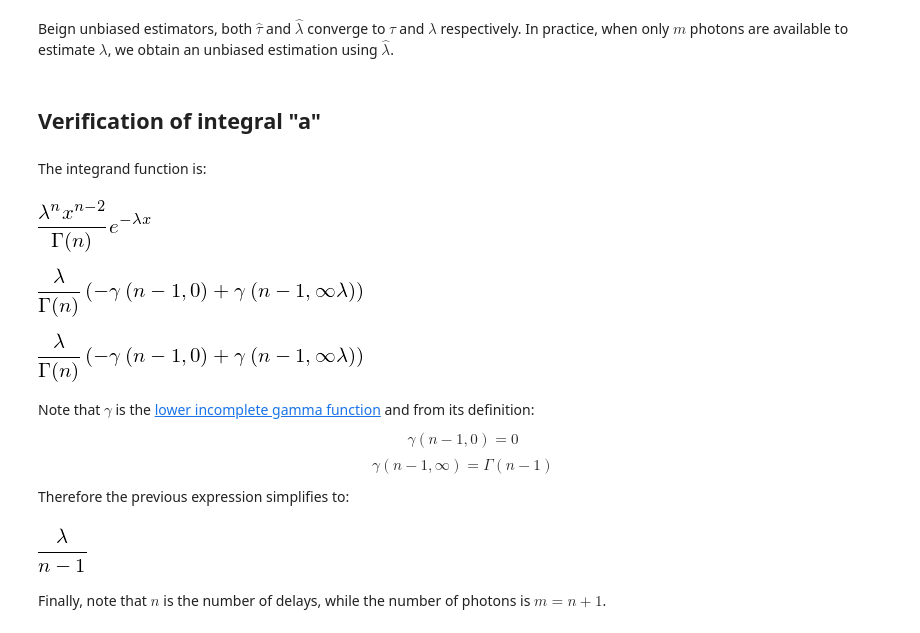
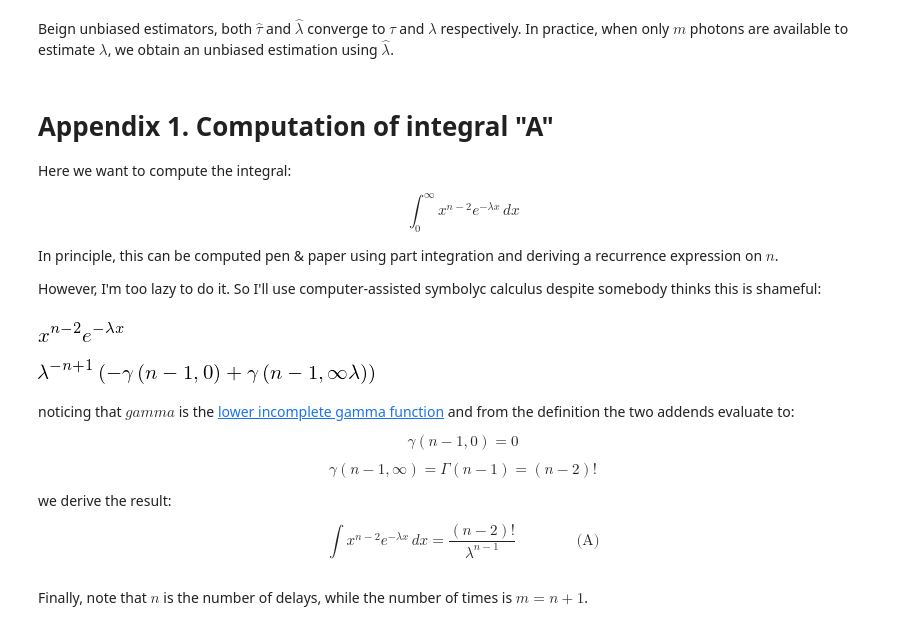
Before and after one commit to tritemio/notebooks, a Jupyter notebook: Estimation of rates of random events.ipynb, the cells around one changed output. Saved outputs shown, nothing was run; the diff lists cells and outputs as text; code cells hidden in the pictures.

```diff
--- a/Estimation of rates of random events.ipynb
+++ b/Estimation of rates of random events.ipynb
@@ -173,8 +241,18 @@ plt.axhline(1, color='k');
 [figure]
 # %% [markdown]
 Beign unbiased estimators, both $\hat{\tau}$ and $\hat{\lambda}$ converge to $\tau$ and $\lambda$ respectively. In practice, when only $m$ photons are available to estimate $\lambda$, we obtain an unbiased estimation using $\hat{\lambda}$.
-# %% [markdown]
-## Verification of integral "a"
+# %% [markdown]
+# Appendix 1. Computation of integral "A"
+
+Here we want to compute the integral:
+
+$$ \int_0^{\infty} x^{n-2} e^{-\lambda x}\, dx $$
+
+In principle, this can be computed pen & paper using part integration and
+deriving a recurrence expression on $n$.
+
+However, I'm too lazy to do it. So I'll use computer-assisted
+symbolyc calculus despite somebody thinks this is shameful:
 # %%
 from sympy import integrate, Symbol, factorial, exp, gamma
 import sympy
@@ -184,32 +262,26 @@ import numpy as np
 n = Symbol('n')
 x = Symbol('x')
 lam = Symbol('\lambda')
-# %% [markdown]
-The integrand function is:
 # %%
-f = (lam**n * x**(n-2) * exp(-lam*x))/gamma(n)
+f = x**(n-2) * exp(-lam*x)
 f
 # %% [output]
-[figure, old version]
+[figure, new version]
 # %%
 r = integrate(f, (x, 0, np.inf))
 sympy.simplify(r)
 # %% [output]
-[figure, old version]
+[figure, new version]
-# %%
-sympy.simplify(r)
-# %% [output]
-[figure, removed]
 # %% [markdown]
-Note that $\gamma$ is the [lower incomplete gamma function](https://en.wikipedia.org/wiki/Incomplete_gamma_function) and from its definition:
+noticing that $gamma$ is the [lower incomplete gamma function](https://en.wikipedia.org/wiki/Incomplete_gamma_function) and
+from the definition the two addends evaluate to:
 
 $$\gamma(n-1, 0) = 0$$
-$$\gamma(n-1, \infty) = \Gamma(n-1)$$
 
-Therefore the previous expression simplifies to:
+$$\gamma(n-1, \infty) = \Gamma(n-1) = (n-2)!$$
+
+we derive the result:
+
+$$ \int x^{n-2} e^{-\lambda x}\, dx  = \frac{(n-2)!}{\lambda^{n-1}}\qquad\qquad \textrm{(A)}$$
-# %%
-lam /(n - 1)
-# %% [output]
-[figure, removed]
 # %% [markdown]
-Finally, note that $n$ is the number of delays, while the number of photons is $m = n+1$.
+Finally, note that $n$ is the number of delays, while the number of times is $m = n+1$.
```
Also changed, not shown: parts of 15 cells of this notebook.
